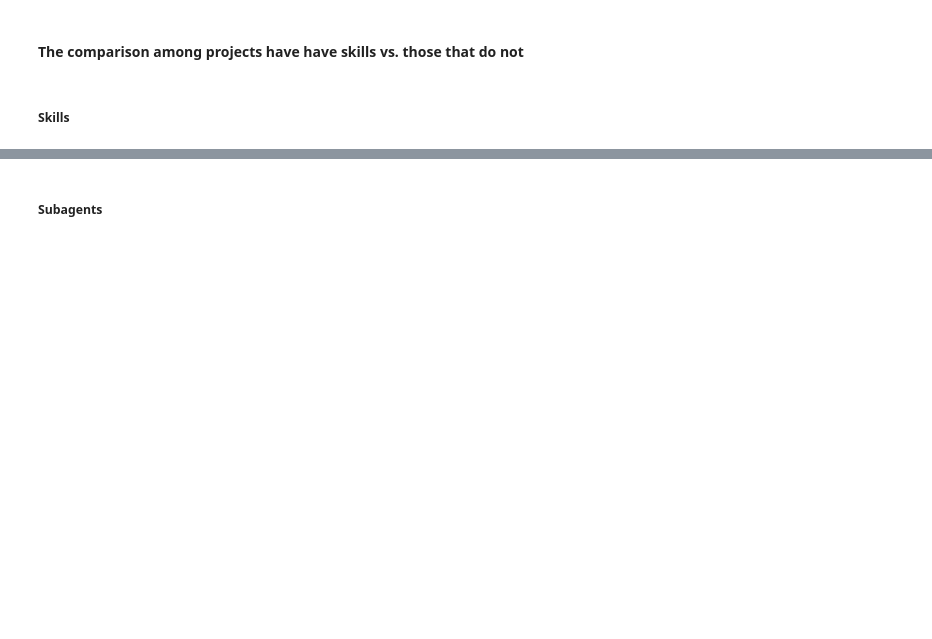
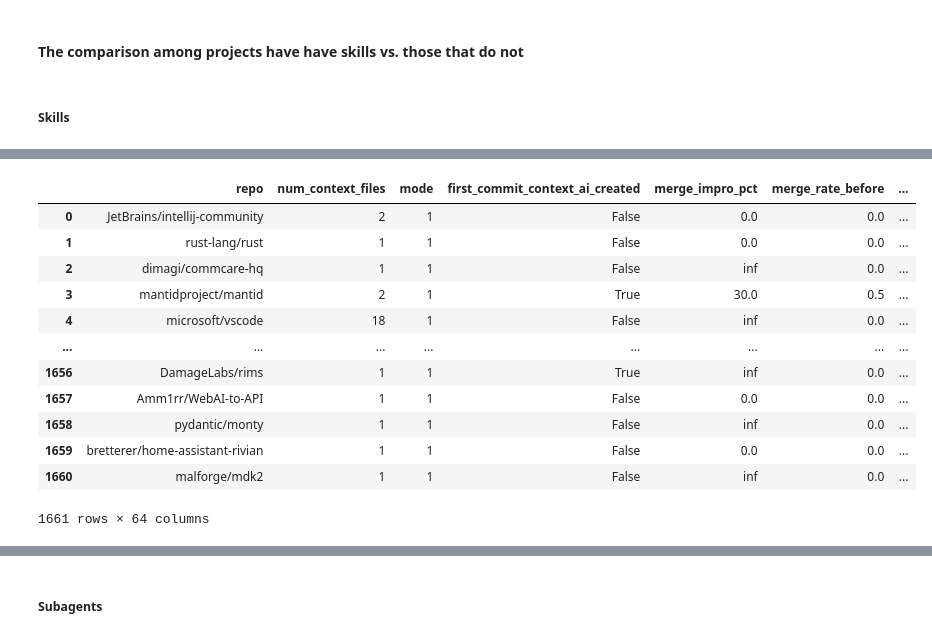
Before and after one commit to DaREf-MS/context-files-generator, a Jupyter notebook: src/main_1.ipynb, the cells around one changed output, grey strips where cells are left out. Saved outputs shown, nothing was run; the diff lists cells and outputs as text; code cells hidden in the pictures; blank space fills up the shorter version.

```diff
--- a/src/main_1.ipynb
+++ b/src/main_1.ipynb
@@ -348 +351,17 @@ max           inf
 Name: merge_impro_pct, dtype: float64
+# %%
+pr_five_df
+# %% [output]
+|  | repo | num_context_files | mode | first_commit_context_ai_created | merge_impro_pct | merge_rate_before | ... |
+| 0 | JetBrains/intellij-community | 2 | 1 | False | 0.0 | 0.0 | ... |
+| 1 | rust-lang/rust | 1 | 1 | False | 0.0 | 0.0 | ... |
+| 2 | dimagi/commcare-hq | 1 | 1 | False | inf | 0.0 | ... |
+| 3 | mantidproject/mantid | 2 | 1 | True | 30.0 | 0.5 | ... |
+| 4 | microsoft/vscode | 18 | 1 | False | inf | 0.0 | ... |
+| ... | ... | ... | ... | ... | ... | ... | ... |
+| 1656 | DamageLabs/rims | 1 | 1 | True | inf | 0.0 | ... |
+| 1657 | Amm1rr/WebAI-to-API | 1 | 1 | False | 0.0 | 0.0 | ... |
+| 1658 | pydantic/monty | 1 | 1 | False | inf | 0.0 | ... |
+| 1659 | bretterer/home-assistant-rivian | 1 | 1 | False | 0.0 | 0.0 | ... |
+| 1660 | malforge/mdk2 | 1 | 1 | False | inf | 0.0 | ... |
+1661 rows × 64 columns
```
Also changed, not shown: parts of 34 cells of this notebook, 19 other files.
